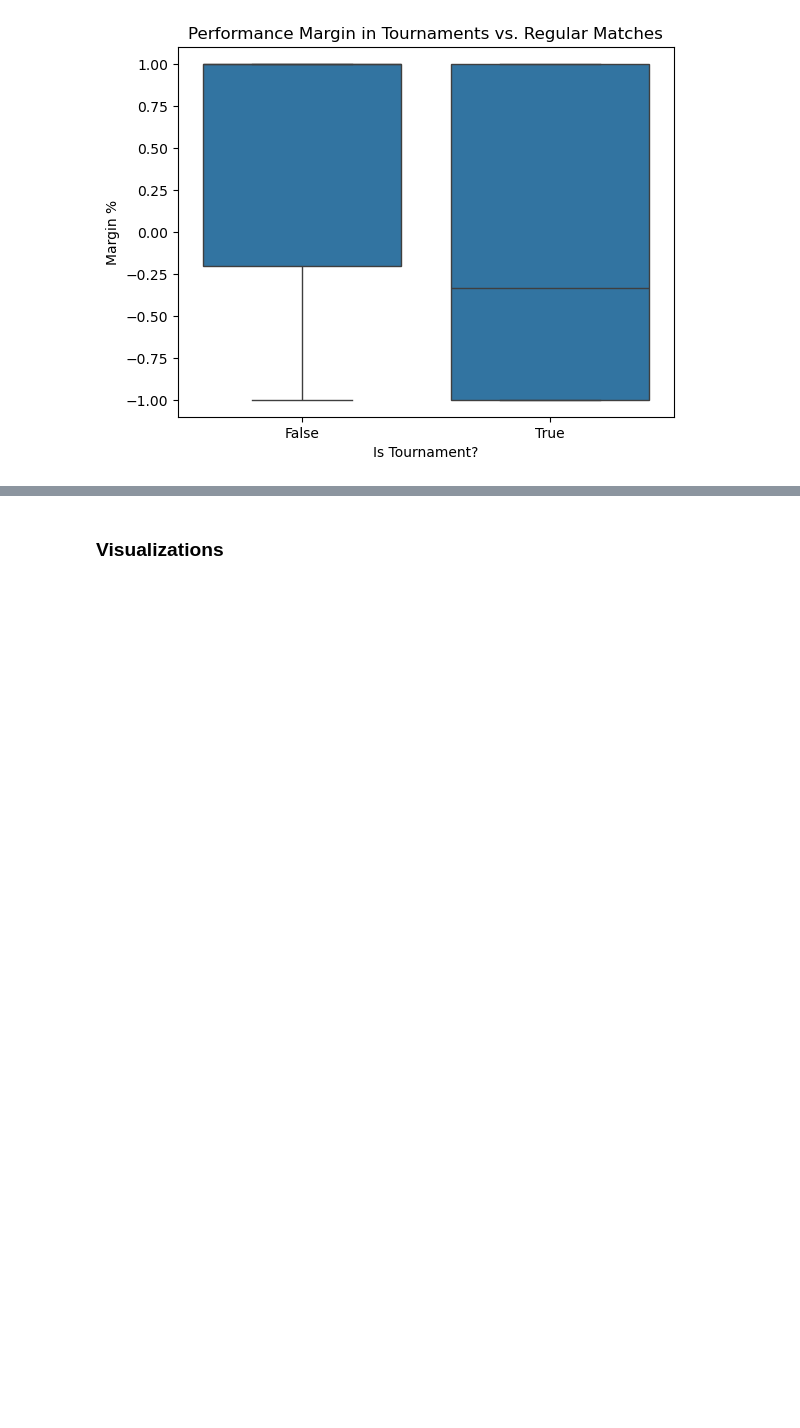
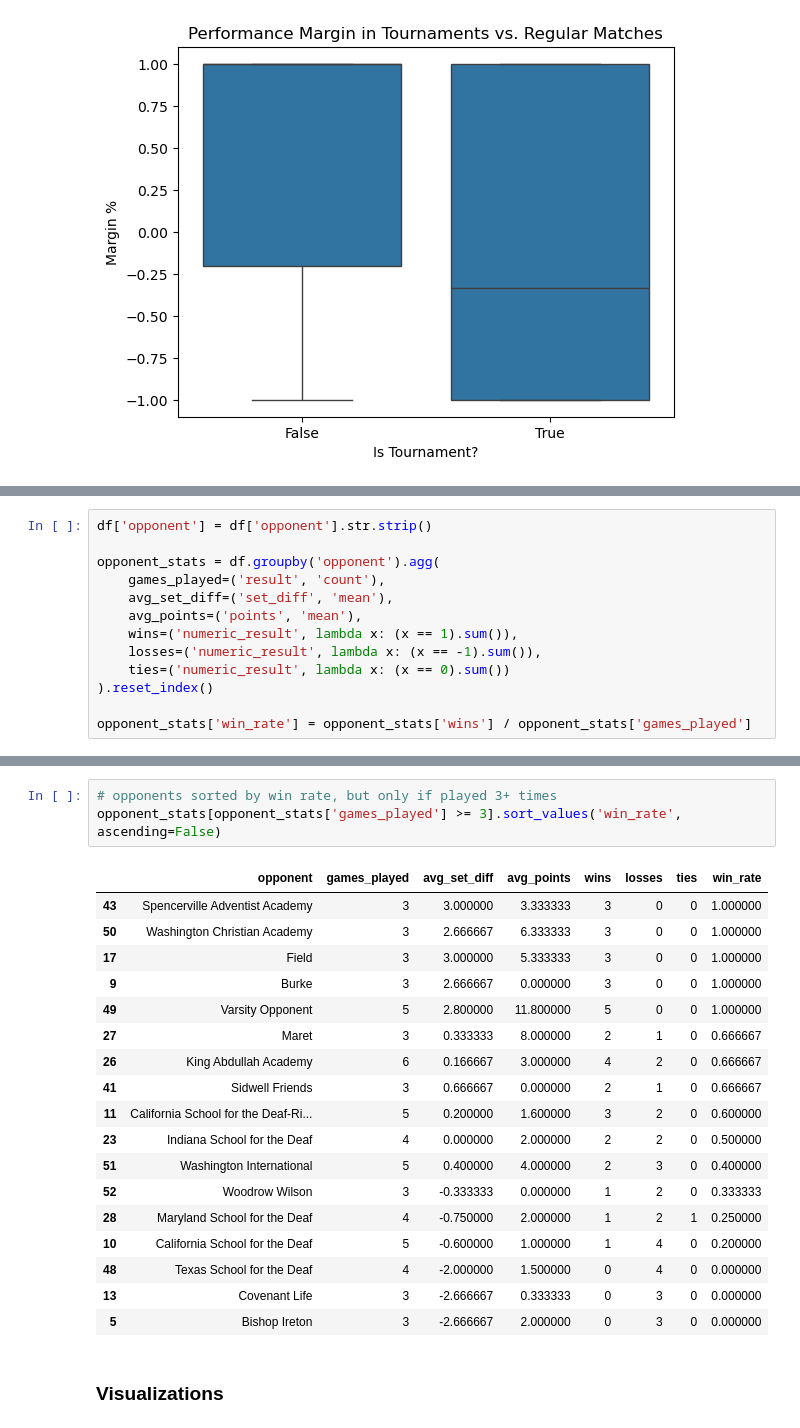
Before and after one commit to drblitx/jr-yr-stats, a Jupyter notebook: notebooks/eda.ipynb, the cells around one changed output, grey strips where cells are left out. Saved outputs shown, nothing was run; the diff lists cells and outputs as text; blank space fills up the shorter version.

Commit message:
opponents data

```diff
--- a/notebooks/eda.ipynb
+++ b/notebooks/eda.ipynb
@@ -174,0 +172,13 @@ plt.show()
+# %%
+df['opponent'] = df['opponent'].str.strip()
+
+opponent_stats = df.groupby('opponent').agg(
+    games_played=('result', 'count'),
+    avg_set_diff=('set_diff', 'mean'),
+    avg_points=('points', 'mean'),
+    wins=('numeric_result', lambda x: (x == 1).sum()),
+    losses=('numeric_result', lambda x: (x == -1).sum()),
+    ties=('numeric_result', lambda x: (x == 0).sum())
+).reset_index()
+
+opponent_stats['win_rate'] = opponent_stats['wins'] / opponent_stats['games_played']
@@ -175,3 +225,25 @@ plt.show()
+# %%
+# opponents sorted by win rate, but only if played 3+ times
+opponent_stats[opponent_stats['games_played'] >= 3].sort_values('win_rate', ascending=False)
+# %% [output]
+|  | opponent | games_played | avg_set_diff | avg_points | wins | losses | ties | win_rate |
+| 43 | Spencerville Adventist Academy | 3 | 3.000000 | 3.333333 | 3 | 0 | 0 | 1.000000 |
+| 50 | Washington Christian Academy | 3 | 2.666667 | 6.333333 | 3 | 0 | 0 | 1.000000 |
+| 17 | Field | 3 | 3.000000 | 5.333333 | 3 | 0 | 0 | 1.000000 |
+| 9 | Burke | 3 | 2.666667 | 0.000000 | 3 | 0 | 0 | 1.000000 |
+| 49 | Varsity Opponent | 5 | 2.800000 | 11.800000 | 5 | 0 | 0 | 1.000000 |
+| 27 | Maret | 3 | 0.333333 | 8.000000 | 2 | 1 | 0 | 0.666667 |
+| 26 | King Abdullah Academy | 6 | 0.166667 | 3.000000 | 4 | 2 | 0 | 0.666667 |
+| 41 | Sidwell Friends | 3 | 0.666667 | 0.000000 | 2 | 1 | 0 | 0.666667 |
+| 11 | California School for the Deaf-Ri... | 5 | 0.200000 | 1.600000 | 3 | 2 | 0 | 0.600000 |
+| 23 | Indiana School for the Deaf | 4 | 0.000000 | 2.000000 | 2 | 2 | 0 | 0.500000 |
+| 51 | Washington International | 5 | 0.400000 | 4.000000 | 2 | 3 | 0 | 0.400000 |
+| 52 | Woodrow Wilson | 3 | -0.333333 | 0.000000 | 1 | 2 | 0 | 0.333333 |
+| 28 | Maryland School for the Deaf | 4 | -0.750000 | 2.000000 | 1 | 2 | 1 | 0.250000 |
+| 10 | California School for the Deaf | 5 | -0.600000 | 1.000000 | 1 | 4 | 0 | 0.200000 |
+| 48 | Texas School for the Deaf | 4 | -2.000000 | 1.500000 | 0 | 4 | 0 | 0.000000 |
+| 13 | Covenant Life | 3 | -2.666667 | 0.333333 | 0 | 3 | 0 | 0.000000 |
+| 5 | Bishop Ireton | 3 | -2.666667 | 2.000000 | 0 | 3 | 0 | 0.000000 |
 # %% [markdown]
 ### Visualizations
 # %%
```
Also changed, not shown: parts of 7 cells of this notebook.
